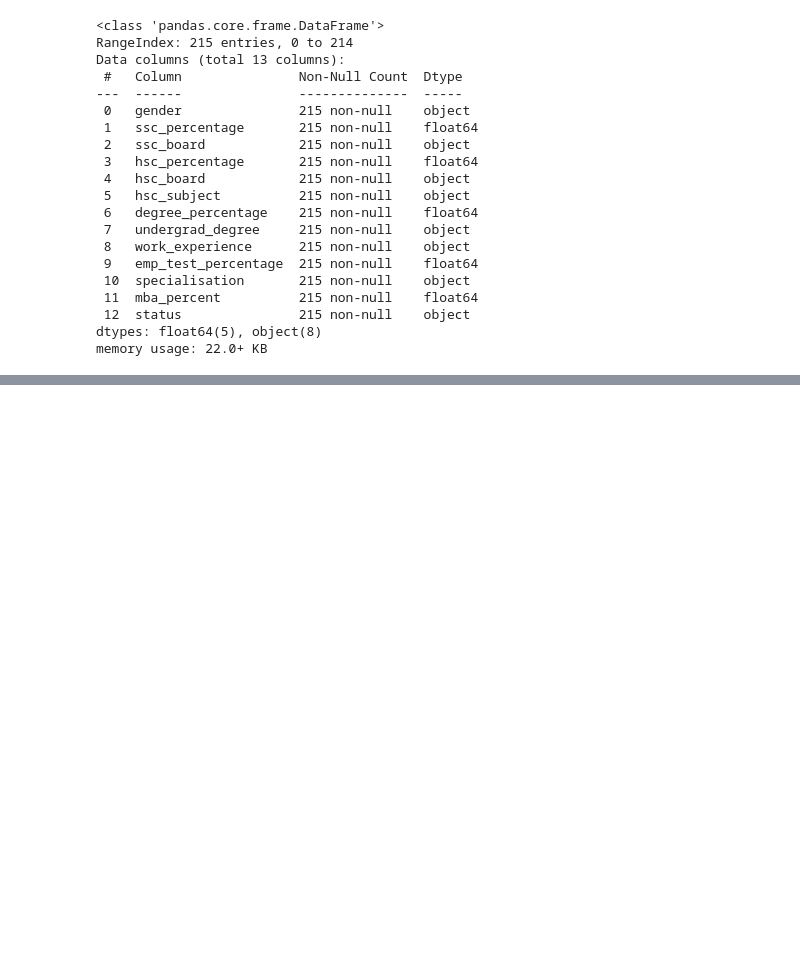
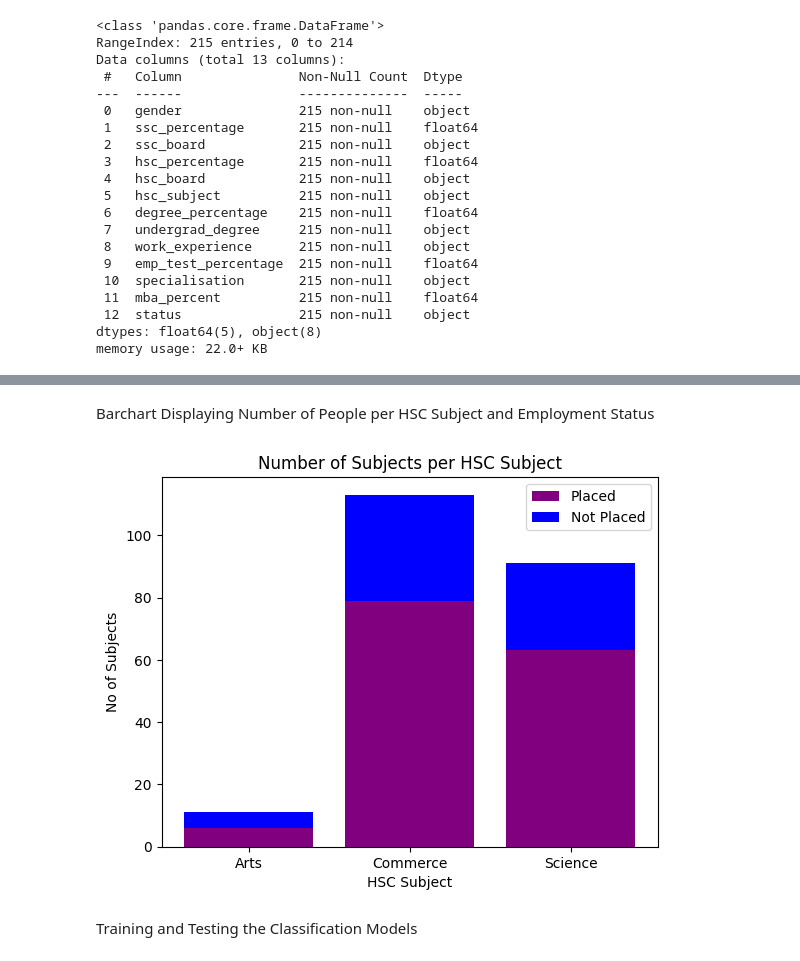
Before and after one commit to Dan23ws12/Kaggle-Job-Placement-Data-Analysis, a Jupyter notebook: Analysis and Predictions.ipynb, the cells around one changed output, grey strips where cells are left out. Saved outputs shown, nothing was run; the diff lists cells and outputs as text; code cells hidden in the pictures; blank space fills up the shorter version.

```diff
--- a/Analysis and Predictions.ipynb
+++ b/Analysis and Predictions.ipynb
@@ -81,0 +127,28 @@ memory usage: 22.0+ KB
+# %% [markdown]
+Barchart Displaying Number of People per HSC Subject and Employment Status
+# %%
+def hsc_subject_status_bar():
+    #finds the number of subjects per HSC subject and Employment Status
+    num_subject_status = job_placement.groupby(by=["hsc_subject", "status"]).count()["gender"]
+    num_subject_status = num_subject_status.reset_index()#to make renaming easier
+    num_subject_status.rename(columns={"gender": "count"}, inplace=True)
+    #finds the number of subjects per HSC subject that were placed
+    num_sub_placed = num_subject_status.query("status == 'Placed'")
+    #finds the number of subjects per HSC subject that were not placed or not employed
+    num_sub_not_placed = num_subject_status.query("status == 'Not Placed'")
+
+    plt.bar(x=num_sub_placed["hsc_subject"], height=num_sub_placed["count"], color="purple")
+    #placing not placed above placed
+    plt.bar(x=num_sub_not_placed["hsc_subject"],
+            height=num_sub_not_placed["count"], color="blue", bottom=num_sub_placed["count"])
+    plt.ylabel("No of Subjects")
+    plt.xlabel("HSC Subject")
+    plt.legend(["Placed", "Not Placed"])
+    plt.title("Number of Subjects per HSC Subject")
+    plt.show()
+
+hsc_subject_status_bar()
+# %% [output]
+[figure, added]
+# %% [markdown]
+Training and Testing the Classification Models
```
Also changed, not shown: parts of 10 cells of this notebook.
